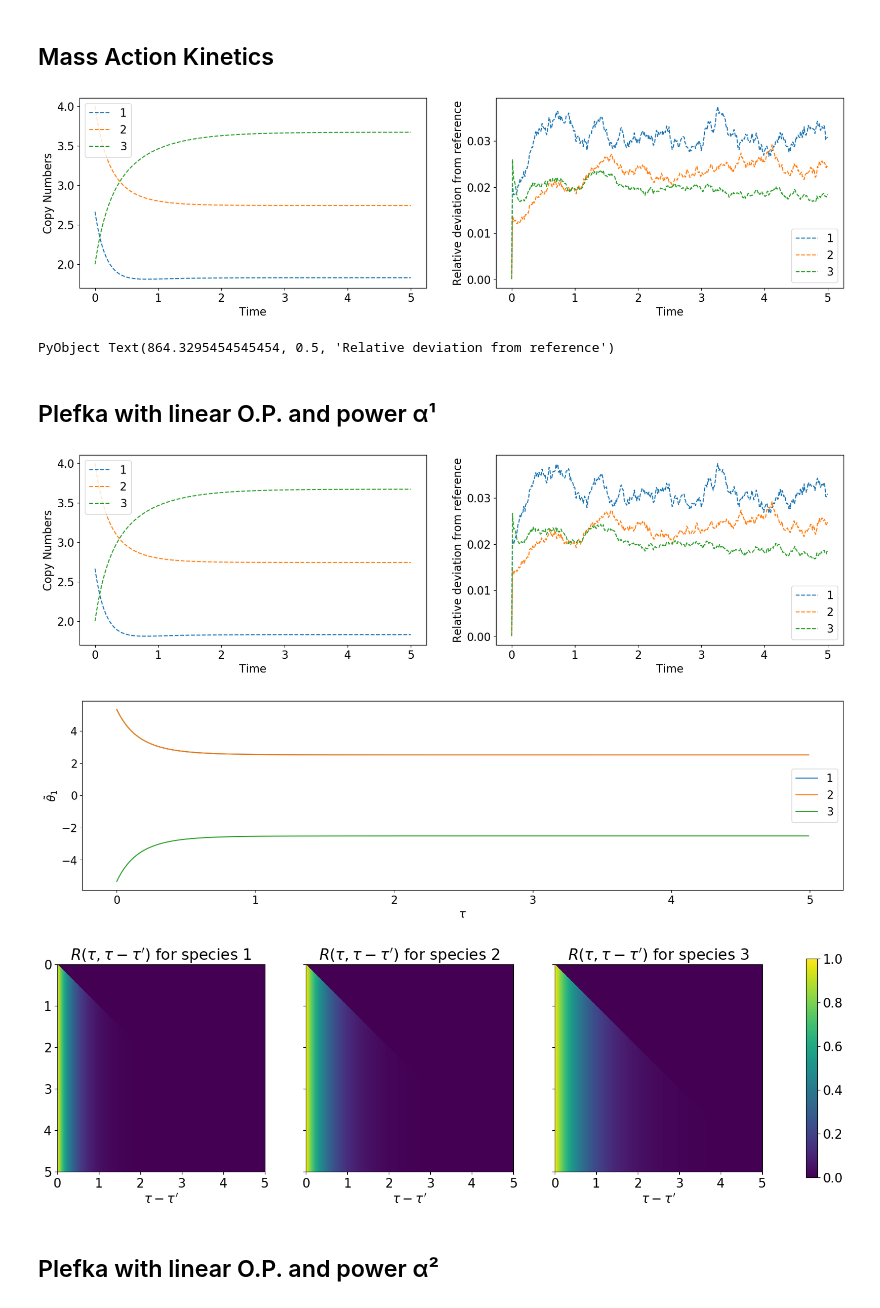
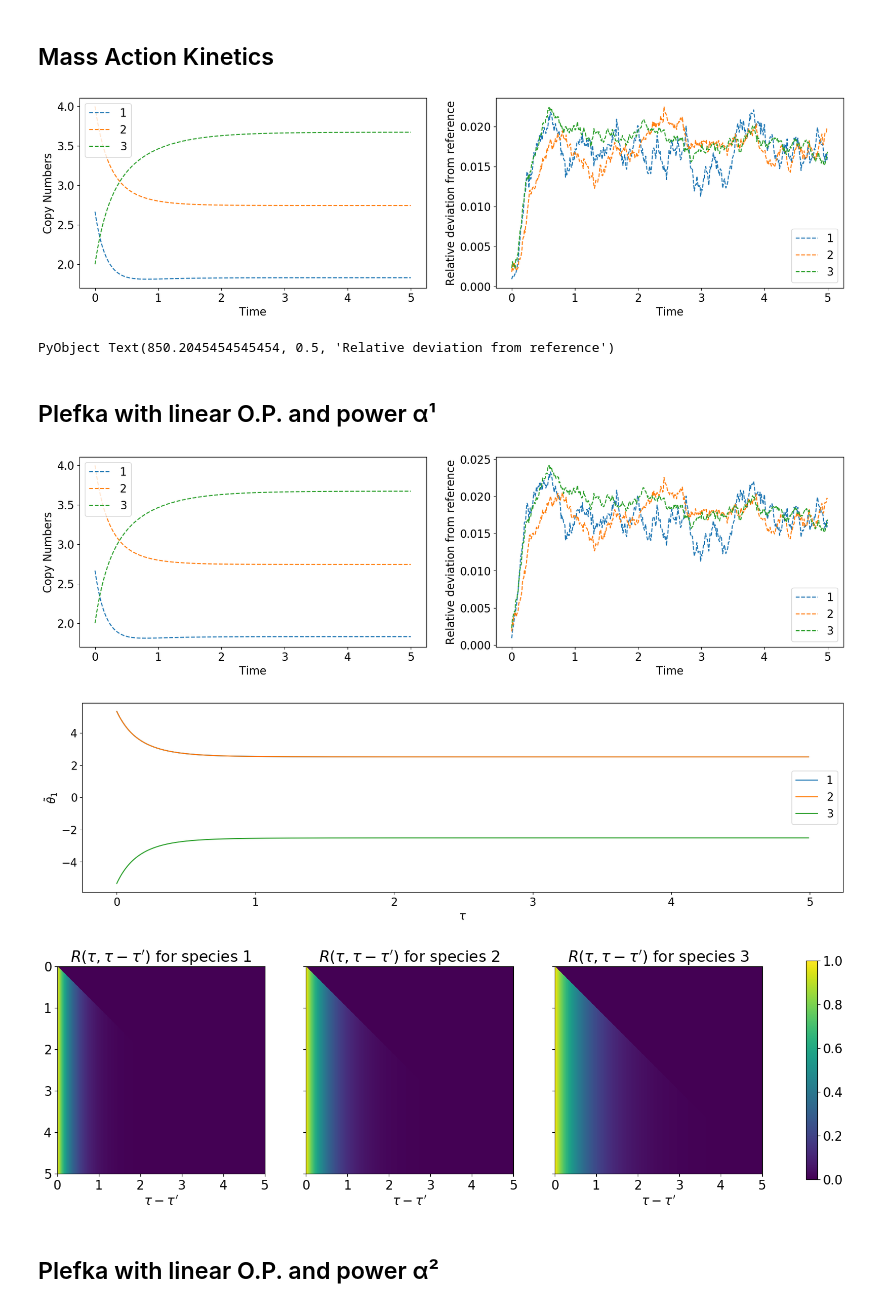
Before and after one commit to mkurjahn/CRN, a Jupyter notebook: examples/abc/ABC_Numerics.ipynb, the cells around one changed output. Saved outputs shown, nothing was run; the diff lists cells and outputs as text; code cells hidden in the pictures.

```diff
--- a/examples/abc/ABC_Numerics.ipynb
+++ b/examples/abc/ABC_Numerics.ipynb
@@ -47,8 +47,8 @@ x0 = k1 ./ k2
 # %% [markdown]
 ## Gillespie Simulation
 # %%
-N = 100000    # Repititions
-res_gil = gillespie_avg(x0, k, s_i, r_i, tspan, N)
+N = 100000   # Repititions
+res_gil = gillespie_avg_v2(x0, k, s_i, r_i, tspan, N)
 plot_trajectories(res_gil)
 # %% [output]
 [figure]
@@ -58,16 +58,16 @@ PyObject Text(32.999999999999986, 0.5, 'Copy Numbers')
 # %%
 function f_massAction!(du,u,k,t)
     du[1] = k1[1] - k2[1]*u[1] - k3[1]*u[1]*u[2]
     du[2] = k1[2] - k2[2]*u[2] - k3[1]*u[1]*u[2]
     du[3] = k1[3] - k2[3]*u[3] + k3[1]*u[1]*u[2]
 end
 
 ts = (tspan[1], tspan[end])
-res_ma = ode_solver(f_massAction!, k, ts, x0)
+res_ma = ode_solver(f_massAction!, k, ts, delta_t, x0)
 plot_trajectories_and_deviation(res_ma, res_gil)
 # %% [output]
-[figure, old version]
+[figure, new version]
-PyObject Text(864.3295454545454, 0.5, 'Relative deviation from reference')
+PyObject Text(850.2045454545454, 0.5, 'Relative deviation from reference')
 # %% [markdown]
 ## Plefka with linear O.P. and power α¹
 # %%
@@ -77,7 +77,7 @@ plot_trajectories_and_deviation(res_plf_11[1], res_gil)
 plot_hatTheta(plf_sim_11, res_plf_11[3])
 plot_responses(res_plf_11[2])
 # %% [output]
-[figure, old version]
+[figure, new version]
 [figure]
 [figure]
 # %% [markdown]
```
Also changed, not shown: parts of 7 cells of this notebook, 3 other files.
